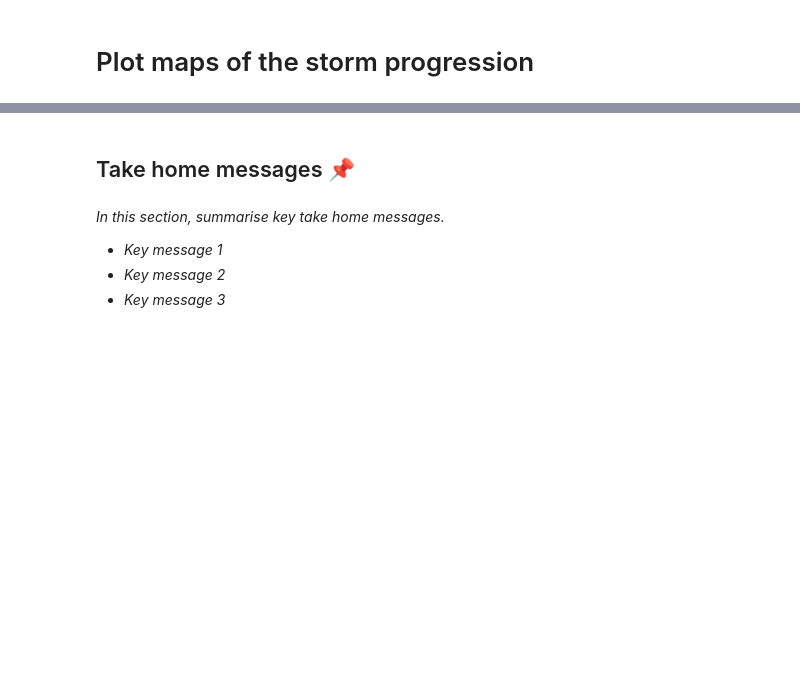
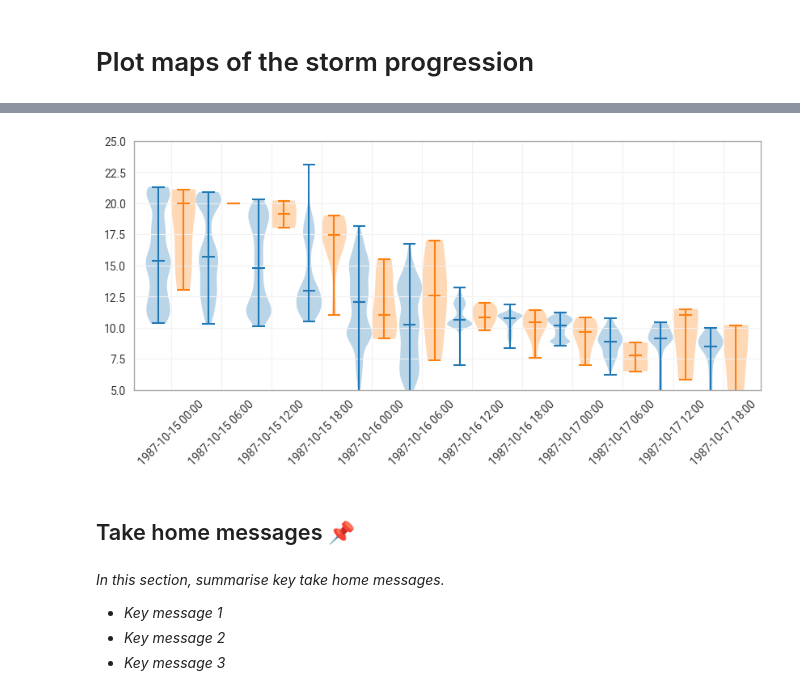
Before and after one commit to EddyCMWF/c3s-training-submodule-insitu-obs, a Jupyter notebook: insitu-obs-against-climatology.ipynb, the cells around one changed output, grey strips where cells are left out. Cells and saved outputs as stored; diff of their text form; code cells hidden in the pictures; blank space fills up the shorter version.

```diff
--- a/insitu-obs-against-climatology.ipynb
+++ b/insitu-obs-against-climatology.ipynb
@@ -403,3 +289,47 @@ The CDS also offers Storm Track data which can be used to map storms
+# %%
+import matplotlib as mpl
+mpl.rcParams["axes.prop_cycle"] = mpl.cycler(color=["#1f77b4", "#ff7f0e", "#2ca02c", "#d62728"])
+
+spatial_box_width = 3
+temporal_window = pd.Timedelta(hours=1)
+
+era5_data = [
+    era5_hourly_ds.sel(
+        longitude=slice(storm_ds.longitude[istorm].item() - spatial_box_width, storm_ds.longitude[istorm].item() + spatial_box_width),
+        latitude=slice(storm_ds.latitude[istorm].item() + spatial_box_width, storm_ds.latitude[istorm].item() - spatial_box_width),
+    ).sel(
+        valid_time=slice(
+            storm_ds.time[istorm].item() - temporal_window,
+            storm_ds.time[istorm].item() + temporal_window
+        )
+    )["2t"].values.flatten() - 273.15
+    for istorm in storm_ds.index
+]
+
+insitu_data = [
+    insitu_ds.where(
+        (insitu_ds.longitude > storm_ds.longitude[istorm].item() - spatial_box_width) &
+        (insitu_ds.longitude < storm_ds.longitude[istorm].item() + spatial_box_width) &
+        (insitu_ds.latitude < storm_ds.latitude[istorm].item() + spatial_box_width) &
+        (insitu_ds.latitude > storm_ds.latitude[istorm].item() - spatial_box_width) &
+        (insitu_ds.observed_variable == "air_temperature") &
+        (insitu_ds.report_timestamp >= pd.to_datetime(storm_ds.time[istorm].item() - temporal_window)) &
+        (insitu_ds.report_timestamp <= pd.to_datetime(storm_ds.time[istorm].item() + temporal_window)),
+        drop=True
+    )["observation_value"].values - 273.15
+    for istorm in storm_ds.index
+]
+
+fig1, ax1 = plt.subplots(figsize=(10, 4))
+ax1.violinplot(era5_data, positions=np.arange(1, len(storm_ds.time) + 1)-0.25, showmeans=False, showmedians=True)
+ax1.violinplot(insitu_data, positions=np.arange(1, len(storm_ds.time) + 1)+0.25, showmeans=False, showmedians=True)
+ax1.set_xticks(np.arange(1, len(storm_ds.time) + 1))
+ax1.set_xticklabels(storm_ds.time.dt.strftime('%Y-%m-%d %H:%M').values, rotation=45)
+ax1.set_ylim(5, 25)
+
+plt.show()
+# %% [output]
+[figure, added]
 # %% [markdown]
 ## Take home messages 📌
 # %% [markdown]
```
Also changed, not shown: parts of 21 cells of this notebook, 2 other files.
